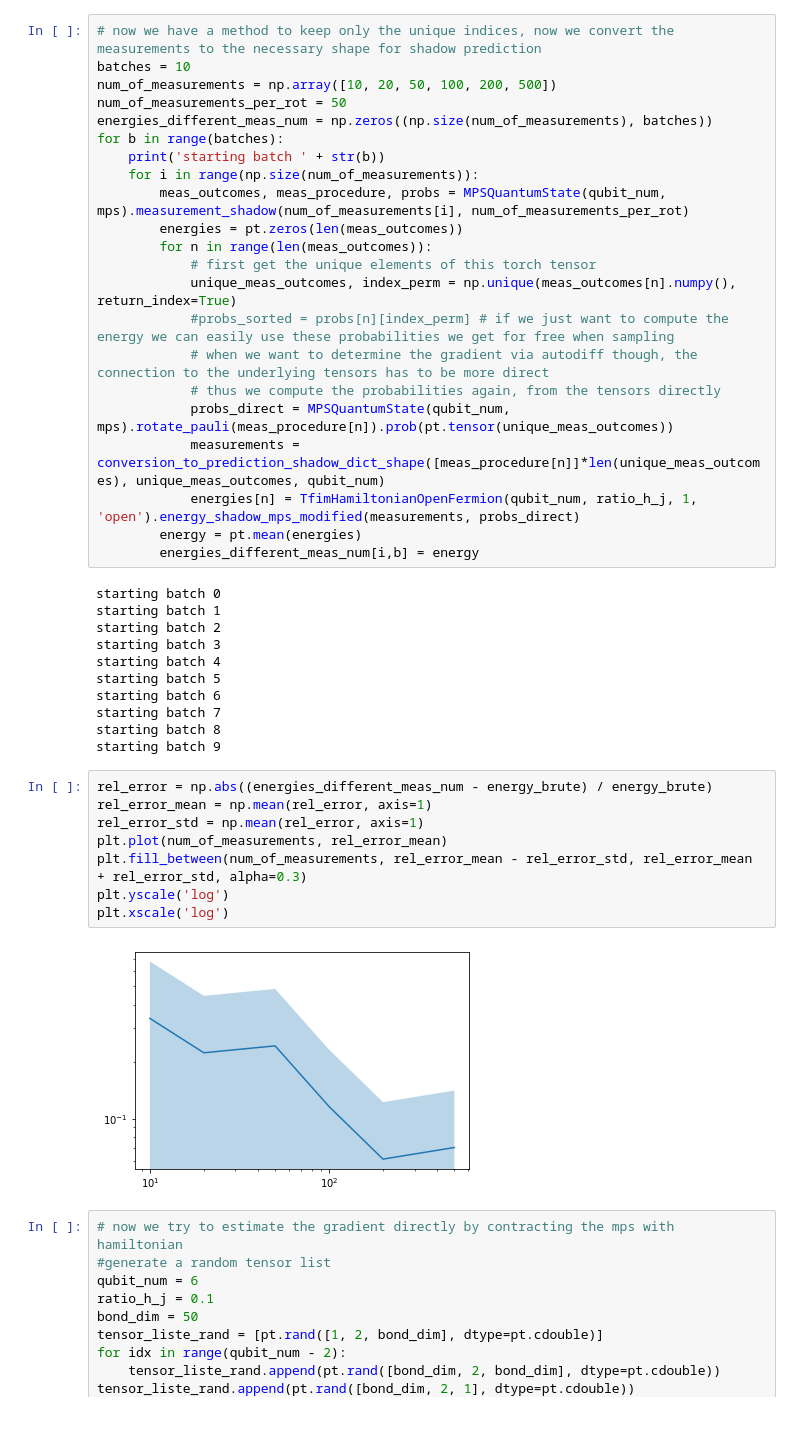
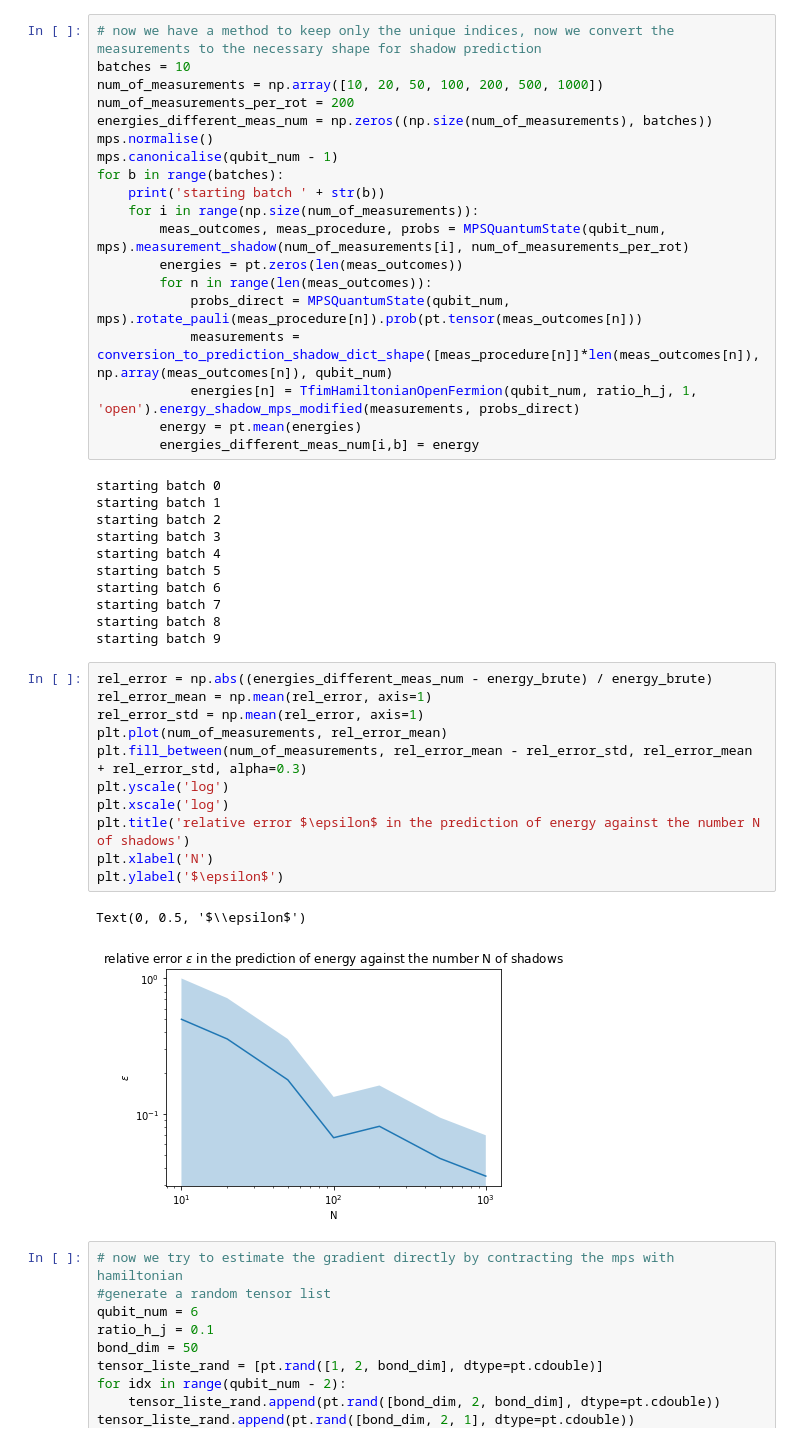
Before and after one commit to LennartBuerger/classical-shadows-for-1d-TFIM-energy-estimation, a Jupyter notebook: display_data/mps_display.ipynb, the cells around one changed output. Saved outputs shown, nothing was run; the diff lists cells and outputs as text.

```diff
--- a/display_data/mps_display.ipynb
+++ b/display_data/mps_display.ipynb
@@ -52,22 +52,19 @@ print(energy_brute)
 # %%
 # now we have a method to keep only the unique indices, now we convert the measurements to the necessary shape for shadow prediction
 batches = 10
-num_of_measurements = np.array([10, 20, 50, 100, 200, 500])
-num_of_measurements_per_rot = 50
+num_of_measurements = np.array([10, 20, 50, 100, 200, 500, 1000])
+num_of_measurements_per_rot = 200
 energies_different_meas_num = np.zeros((np.size(num_of_measurements), batches))
+mps.normalise()
+mps.canonicalise(qubit_num - 1)
 for b in range(batches):
     print('starting batch ' + str(b))
     for i in range(np.size(num_of_measurements)):
         meas_outcomes, meas_procedure, probs = MPSQuantumState(qubit_num, mps).measurement_shadow(num_of_measurements[i], num_of_measurements_per_rot)
         energies = pt.zeros(len(meas_outcomes))
         for n in range(len(meas_outcomes)):
-            # first get the unique elements of this torch tensor
-            unique_meas_outcomes, index_perm = np.unique(meas_outcomes[n].numpy(), return_index=True)
-            #probs_sorted = probs[n][index_perm] # if we just want to compute the energy we can easily use these probabilities we get for free when sampling
-            # when we want to determine the gradient via autodiff though, the connection to the underlying tensors has to be more direct
-            # thus we compute the probabilities again, from the tensors directly
-            probs_direct = MPSQuantumState(qubit_num, mps).rotate_pauli(meas_procedure[n]).prob(pt.tensor(unique_meas_outcomes))
-            measurements = conversion_to_prediction_shadow_dict_shape([meas_procedure[n]]*len(unique_meas_outcomes), unique_meas_outcomes, qubit_num)
+            probs_direct = MPSQuantumState(qubit_num, mps).rotate_pauli(meas_procedure[n]).prob(pt.tensor(meas_outcomes[n]))
+            measurements = conversion_to_prediction_shadow_dict_shape([meas_procedure[n]]*len(meas_outcomes[n]), np.array(meas_outcomes[n]), qubit_num)
             energies[n] = TfimHamiltonianOpenFermion(qubit_num, ratio_h_j, 1, 'open').energy_shadow_mps_modified(measurements, probs_direct)
         energy = pt.mean(energies)
         energies_different_meas_num[i,b] = energy
@@ -85,13 +82,17 @@ starting batch 9
 # %%
 rel_error = np.abs((energies_different_meas_num - energy_brute) / energy_brute)
 rel_error_mean = np.mean(rel_error, axis=1)
 rel_error_std = np.mean(rel_error, axis=1)
 plt.plot(num_of_measurements, rel_error_mean)
 plt.fill_between(num_of_measurements, rel_error_mean - rel_error_std, rel_error_mean + rel_error_std, alpha=0.3)
 plt.yscale('log')
 plt.xscale('log')
+plt.title('relative error $\epsilon$ in the prediction of energy against the number N of shadows')
+plt.xlabel('N')
+plt.ylabel('$\epsilon$')
 # %% [output]
+Text(0, 0.5, '$\\epsilon$')
-[figure, old version]
+[figure, new version]
 # %%
 # now we try to estimate the gradient directly by contracting the mps with hamiltonian
 #generate a random tensor list
```
Also changed, not shown: parts of 21 cells of this notebook, 1 other file.
